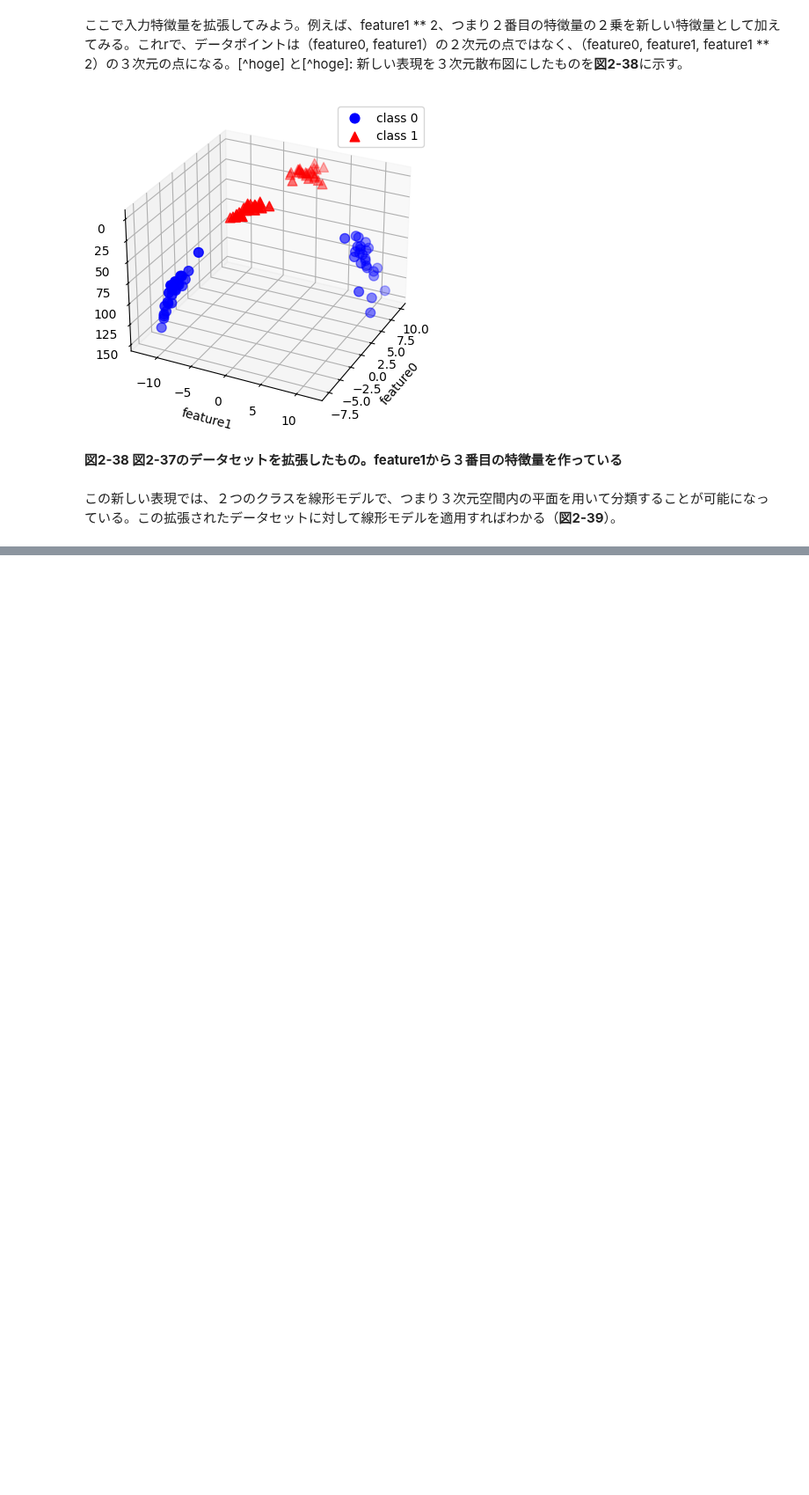
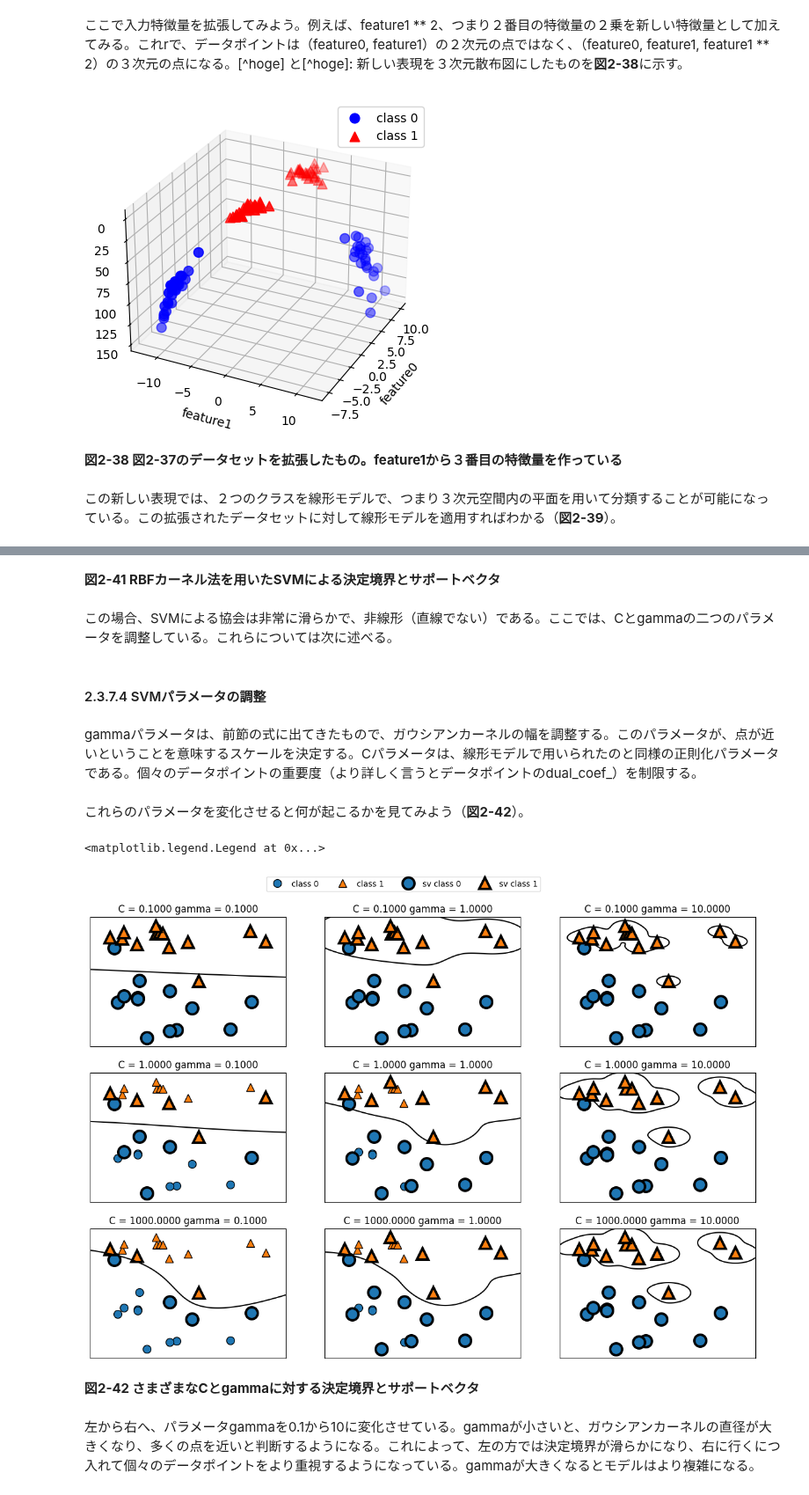
Before and after one commit to SeijiFukuhara/Introduction_to_Machine_Learning_with_Python_O-REILLY, a Jupyter notebook: notebooks/2_3_7__1_カーネル法を用いたサポートベクターマシン.ipynb, the cells around one changed output, grey strips where cells are left out. Shown at 88% size. Saved outputs shown, nothing was run; the diff lists cells and outputs as text; code cells hidden in the pictures; blank space fills up the shorter version.

```diff
--- a/notebooks/2_3_7__1_カーネル法を用いたサポートベクターマシン.ipynb
+++ b/notebooks/2_3_7__1_カーネル法を用いたサポートベクターマシン.ipynb
@@ -74,0 +148,25 @@ plt.show()
+# %% [markdown]
+**図2-41 RBFカーネル法を用いたSVMによる決定境界とサポートベクタ**
+# %% [markdown]
+この場合、SVMによる協会は非常に滑らかで、非線形（直線でない）である。ここでは、Cとgammaの二つのパラメータを調整している。これらについては次に述べる。
+# %% [markdown]
+#### 2.3.7.4 SVMパラメータの調整
+# %% [markdown]
+gammaパラメータは、前節の式に出てきたもので、ガウシアンカーネルの幅を調整する。このパラメータが、点が近いということを意味するスケールを決定する。Cパラメータは、線形モデルで用いられたのと同様の正則化パラメータである。個々のデータポイントの重要度（より詳しく言うとデータポイントのdual_coef_）を制限する。
+# %% [markdown]
+これらのパラメータを変化させると何が起こるかを見てみよう（**図2-42**）。
+# %%
+fig, axes = plt.subplots(3, 3, figsize=(15, 10))
+
+for ax, C in zip(axes, [-1, 0, 3]):
+    for a, gamma in zip(ax, range(-1, 2)):
+        mglearn.plots.plot_svm(log_C=C, log_gamma=gamma, ax=a)
+
+axes[0, 0].legend(["class 0", "class 1", "sv class 0", "sv class 1"], ncol=4, loc=(.9, 1.2))
+# %% [output]
+<matplotlib.legend.Legend at 0x...>
+[figure, added]
+# %% [markdown]
+**図2-42 さまざまなCとgammaに対する決定境界とサポートベクタ**
+# %% [markdown]
+左から右へ、パラメータgammaを0.1から10に変化させている。gammaが小さいと、ガウシアンカーネルの直径が大きくなり、多くの点を近いと判断するようになる。これによって、左の方では決定境界が滑らかになり、右に行くにつ入れて個々のデータポイントをより重視するようになっている。gammaが大きくなるとモデルはより複雑になる。
```
Also changed, not shown: parts of 37 cells of this notebook.
